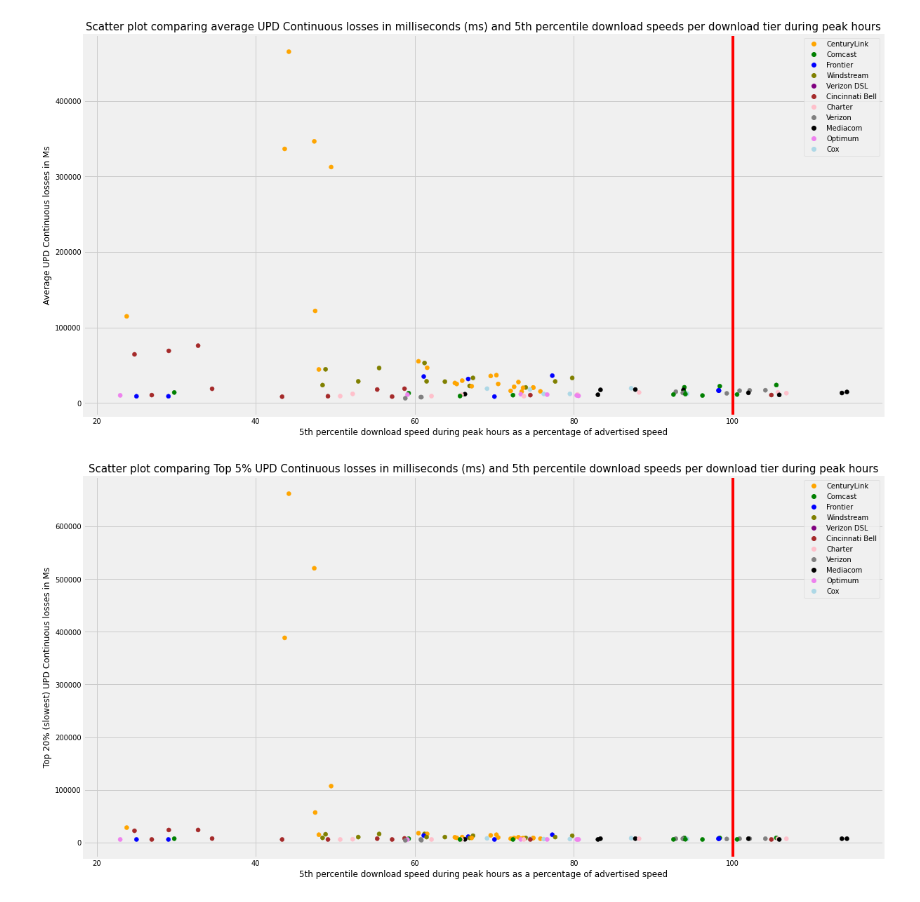
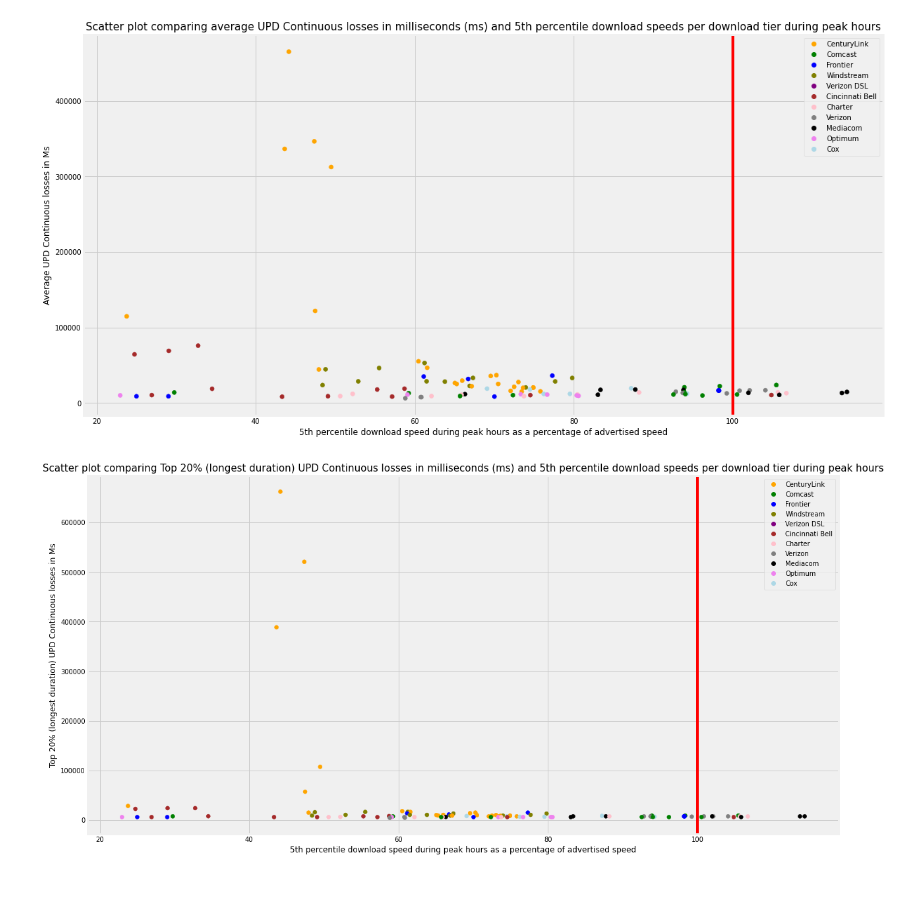
Before and after one commit to afreund415/MBA-broadband-research, a Jupyter notebook: jupyterFiles/95% Consistency Analysis with Raw MBA Data.ipynb, the cells around one changed output. Drawn from its saved outputs; the diff is of its cells as text; code cells hidden in the pictures.

```diff
--- a/jupyterFiles/95% Consistency Analysis with Raw MBA Data.ipynb
+++ b/jupyterFiles/95% Consistency Analysis with Raw MBA Data.ipynb
@@ -594,30 +594,30 @@ plt.title("Scatter plot comparing average UPD Continuous losses in milliseconds
 plt.show()
 # %% [output]
 [figure]
-# %%
-X =  finalMBADF['fivepct']
-Y = finalMBADF.sort_values(by=['twentyPctOutageMs'],ascending=False)['twentyPctOutageMs']
-
-
-fig = plt.figure()
-plt.rcParams["figure.figsize"] = [40, 10]
-ax1 = fig.add_subplot(122)
-
-
-colors = {'CenturyLink':'orange', 'Comcast':'green', 'Frontier':'blue', 'Windstream':'olive',
-        'Verizon DSL': 'purple', 'Cincinnati Bell': 'brown', 'Charter': 'pink', 'Verizon': 'gray',
-        'Mediacom': 'black', 'Optimum': 'violet', 'Cox': 'lightblue'}
-
-ax1.scatter(X, Y, c=finalMBADF['isp'].map(colors))
-plt.grid(True)
-markers = [plt.Line2D([0,0],[0,0],color=color, marker='o', linestyle='') for color in colors.values()]
-
-plt.legend(markers, colors, numpoints=1)
-plt.axvline(x = 100, color = 'red', linestyle = '-')
-plt.xlabel("5th percentile download speed during peak hours as a percentage of advertised speed")
-plt.ylabel("Top 20% (slowest) UPD Continuous losses in Ms")
-plt.title("Scatter plot comparing Top 5% UPD Continuous losses in milliseconds (ms) and 5th percentile download speeds per download tier during peak hours",fontsize=15)
-
-plt.show()
-# %% [output]
-[figure, removed]
+# %%
+X =  finalMBADF['fivepct']
+Y = finalMBADF.sort_values(by=['twentyPctOutageMs'],ascending=False)['twentyPctOutageMs']
+
+
+fig = plt.figure()
+plt.rcParams["figure.figsize"] = [40, 10]
+ax1 = fig.add_subplot(122)
+
+
+colors = {'CenturyLink':'orange', 'Comcast':'green', 'Frontier':'blue', 'Windstream':'olive',
+        'Verizon DSL': 'purple', 'Cincinnati Bell': 'brown', 'Charter': 'pink', 'Verizon': 'gray',
+        'Mediacom': 'black', 'Optimum': 'violet', 'Cox': 'lightblue'}
+
+ax1.scatter(X, Y, c=finalMBADF['isp'].map(colors))
+plt.grid(True)
+markers = [plt.Line2D([0,0],[0,0],color=color, marker='o', linestyle='') for color in colors.values()]
+
+plt.legend(markers, colors, numpoints=1)
+plt.axvline(x = 100, color = 'red', linestyle = '-')
+plt.xlabel("5th percentile download speed during peak hours as a percentage of advertised speed")
+plt.ylabel("Top 20% (longest duration) UPD Continuous losses in Ms")
+plt.title("Scatter plot comparing Top 20% (longest duration) UPD Continuous losses in milliseconds (ms) and 5th percentile download speeds per download tier during peak hours",fontsize=15)
+
+plt.show()
+# %% [output]
+[figure, added]
```
Also changed, not shown: parts of 22 cells of this notebook.
